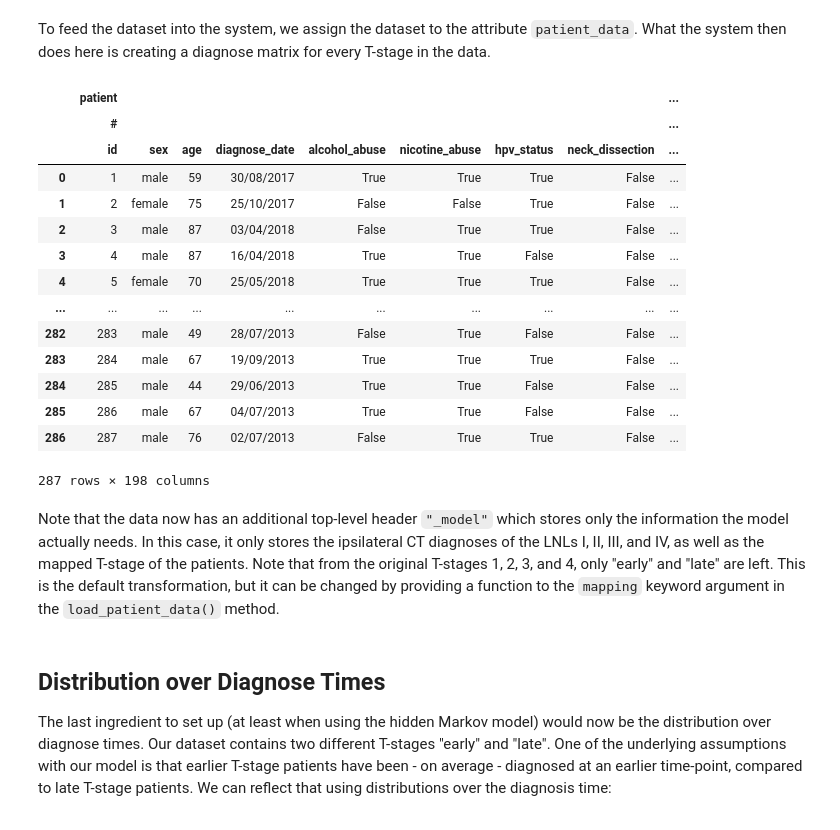
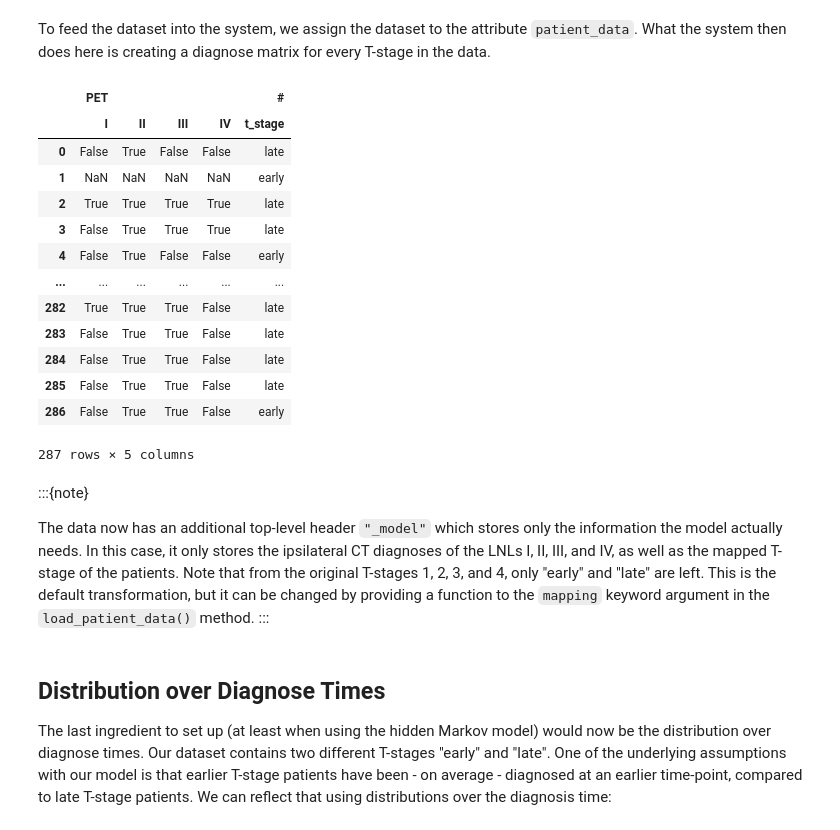
Before and after one commit to rmnldwg/lymph, a Jupyter notebook: docs/source/quickstart.ipynb, the cells around one changed output. Drawn from its saved outputs; the diff is of its cells as text; code cells hidden in the pictures.

```diff
--- a/docs/source/quickstart.ipynb
+++ b/docs/source/quickstart.ipynb
@@ -123,30 +139,32 @@ Note that this data has three header-rows. It follows the standard of the data p
 
 Let's keep only the `"CT"` modality for now.
 # %%
-model.modalities = {"CT": [0.86, 0.81]}
+model.modalities = {"PET": [0.86, 0.79]}
 # %% [markdown]
 To feed the dataset into the system, we assign the dataset to the attribute `patient_data`. What the system then does here is creating a diagnose matrix for every T-stage in the data.
 # %%
 model.load_patient_data(usz_oropharynx, side="ipsi")
-model.patient_data
+model.patient_data["_model"]
 # %% [output]
-|  | patient |  |  |  |  |  |  |  | ... |
-|  | # |  |  |  |  |  |  |  | ... |
-|  | id | sex | age | diagnose_date | alcohol_abuse | nicotine_abuse | hpv_status | neck_dissection | ... |
-| 0 | 1 | male | 59 | 30/08/2017 | True | True | True | False | ... |
-| 1 | 2 | female | 75 | 25/10/2017 | False | False | True | False | ... |
-| 2 | 3 | male | 87 | 03/04/2018 | False | True | True | False | ... |
-| 3 | 4 | male | 87 | 16/04/2018 | True | True | False | False | ... |
-| 4 | 5 | female | 70 | 25/05/2018 | True | True | True | False | ... |
-| ... | ... | ... | ... | ... | ... | ... | ... | ... | ... |
-| 282 | 283 | male | 49 | 28/07/2013 | False | True | False | False | ... |
-| 283 | 284 | male | 67 | 19/09/2013 | True | True | True | False | ... |
-| 284 | 285 | male | 44 | 29/06/2013 | True | True | False | False | ... |
-| 285 | 286 | male | 67 | 04/07/2013 | True | True | False | False | ... |
-| 286 | 287 | male | 76 | 02/07/2013 | False | True | True | False | ... |
+|  | PET |  |  |  | # |
+|  | I | II | III | IV | t_stage |
+| 0 | False | True | False | False | late |
+| 1 | NaN | NaN | NaN | NaN | early |
+| 2 | True | True | True | True | late |
+| 3 | False | True | True | True | late |
+| 4 | False | True | False | False | early |
+| ... | ... | ... | ... | ... | ... |
+| 282 | True | True | True | False | late |
+| 283 | False | True | True | False | late |
+| 284 | False | True | True | False | late |
+| 285 | False | True | True | False | late |
+| 286 | False | True | True | False | early |
-287 rows × 198 columns
+287 rows × 5 columns
 # %% [markdown]
-Note that the data now has an additional top-level header `"_model"` which stores only the information the model actually needs. In this case, it only stores the ipsilateral CT diagnoses of the LNLs I, II, III, and IV, as well as the mapped T-stage of the patients. Note that from the original T-stages 1, 2, 3, and 4, only "early" and "late" are left. This is the default transformation, but it can be changed by providing a function to the `mapping` keyword argument in the `load_patient_data()` method.
+:::{note}
+
+The data now has an additional top-level header `"_model"` which stores only the information the model actually needs. In this case, it only stores the ipsilateral CT diagnoses of the LNLs I, II, III, and IV, as well as the mapped T-stage of the patients. Note that from the original T-stages 1, 2, 3, and 4, only "early" and "late" are left. This is the default transformation, but it can be changed by providing a function to the `mapping` keyword argument in the `load_patient_data()` method.
+:::
 # %% [markdown]
 ## Distribution over Diagnose Times
 
```
Also changed, not shown: parts of 4 cells of this notebook, 10 other files.
